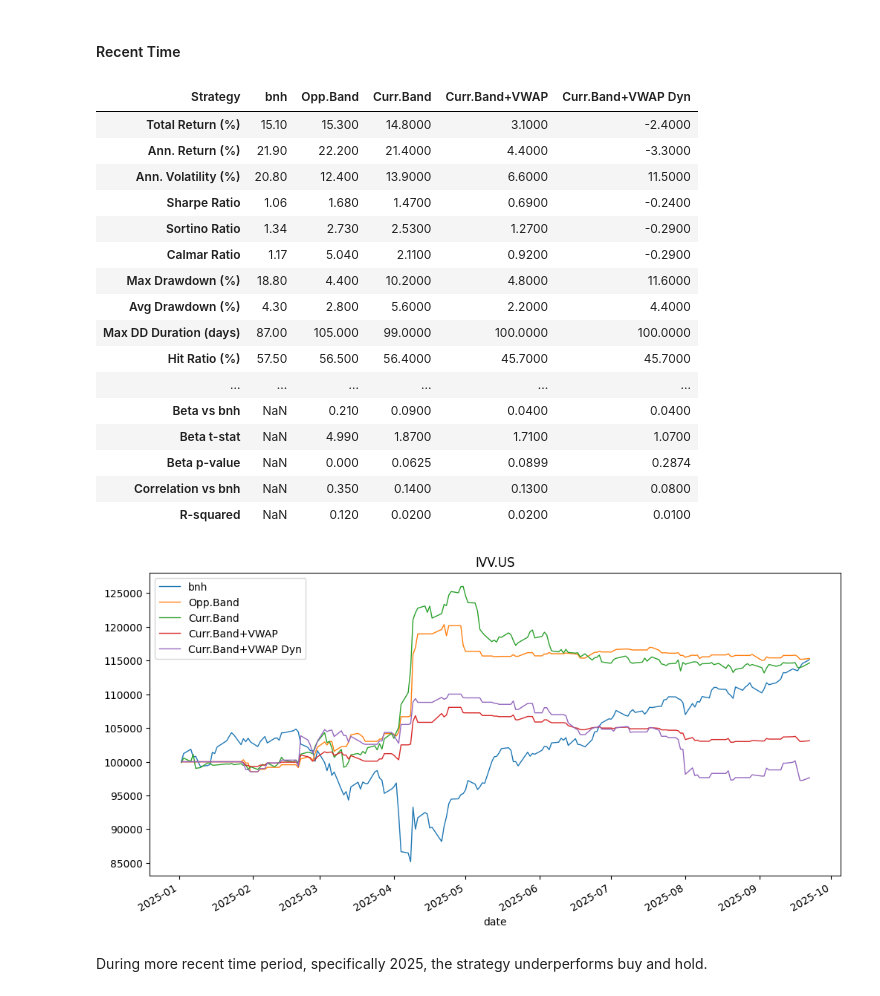
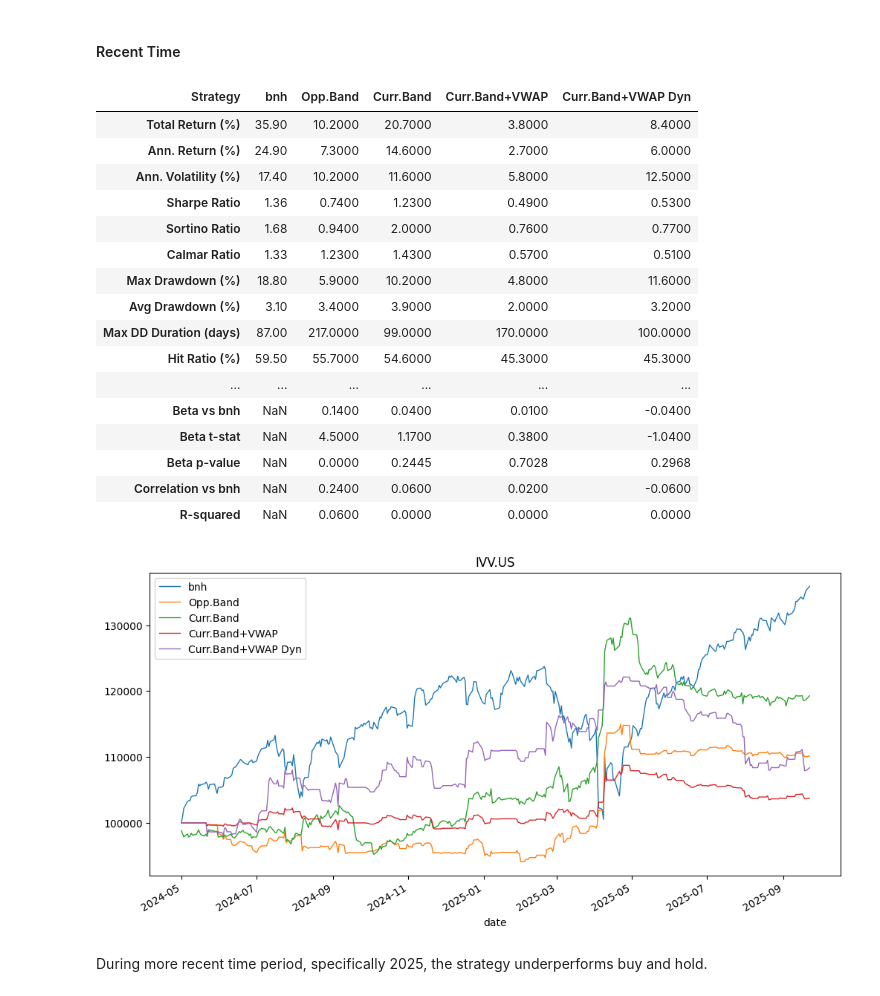
Before and after one commit to erevtsov/cfrm, a Jupyter notebook: notebooks/522/report_latest.ipynb, the cells around one changed output. Cells and saved outputs as stored; diff of their text form; code cells hidden in the pictures.

```diff
--- a/notebooks/522/report_latest.ipynb
+++ b/notebooks/522/report_latest.ipynb
@@ -1870,37 +1809,37 @@ The strategy **remains profitable** under realistic assumptions but is **far les
 #### Recent Time
 # %%
 ticker = 'IVV.US'
-start_date = dt.date(2025, 1, 1)
+start_date = dt.date(2024, 5, 1)
 end_date = dt.date(2026, 1, 1)
 
 
 config = StratConfig()
 strategy_list = (MomentumOppBand, SimpleTrendStrategy, MomentumVWAP, MomentumVWAPVolScale)
 
 res, res_details = run_strategy_comparison(ticker=ticker, start_date=start_date, end_date=end_date, config=config, strategies=strategy_list)
 res.plot(linewidth=1, figsize=(12, 6), title=ticker)
 
 stats_df = calc_stats(res)
 stats_df
 # %% [output]
 | Strategy | bnh | Opp.Band | Curr.Band | Curr.Band+VWAP | Curr.Band+VWAP Dyn |
-| Total Return (%) | 15.10 | 15.300 | 14.8000 | 3.1000 | -2.4000 |
-| Ann. Return (%) | 21.90 | 22.200 | 21.4000 | 4.4000 | -3.3000 |
-| Ann. Volatility (%) | 20.80 | 12.400 | 13.9000 | 6.6000 | 11.5000 |
-| Sharpe Ratio | 1.06 | 1.680 | 1.4700 | 0.6900 | -0.2400 |
-| Sortino Ratio | 1.34 | 2.730 | 2.5300 | 1.2700 | -0.2900 |
-| Calmar Ratio | 1.17 | 5.040 | 2.1100 | 0.9200 | -0.2900 |
-| Max Drawdown (%) | 18.80 | 4.400 | 10.2000 | 4.8000 | 11.6000 |
-| Avg Drawdown (%) | 4.30 | 2.800 | 5.6000 | 2.2000 | 4.4000 |
-| Max DD Duration (days) | 87.00 | 105.000 | 99.0000 | 100.0000 | 100.0000 |
-| Hit Ratio (%) | 57.50 | 56.500 | 56.4000 | 45.7000 | 45.7000 |
+| Total Return (%) | 35.90 | 10.2000 | 20.7000 | 3.8000 | 8.4000 |
+| Ann. Return (%) | 24.90 | 7.3000 | 14.6000 | 2.7000 | 6.0000 |
+| Ann. Volatility (%) | 17.40 | 10.2000 | 11.6000 | 5.8000 | 12.5000 |
+| Sharpe Ratio | 1.36 | 0.7400 | 1.2300 | 0.4900 | 0.5300 |
+| Sortino Ratio | 1.68 | 0.9400 | 2.0000 | 0.7600 | 0.7700 |
+| Calmar Ratio | 1.33 | 1.2300 | 1.4300 | 0.5700 | 0.5100 |
+| Max Drawdown (%) | 18.80 | 5.9000 | 10.2000 | 4.8000 | 11.6000 |
+| Avg Drawdown (%) | 3.10 | 3.4000 | 3.9000 | 2.0000 | 3.2000 |
+| Max DD Duration (days) | 87.00 | 217.0000 | 99.0000 | 170.0000 | 100.0000 |
+| Hit Ratio (%) | 59.50 | 55.7000 | 54.6000 | 45.3000 | 45.3000 |
 | ... | ... | ... | ... | ... | ... |
-| Beta vs bnh | NaN | 0.210 | 0.0900 | 0.0400 | 0.0400 |
-| Beta t-stat | NaN | 4.990 | 1.8700 | 1.7100 | 1.0700 |
-| Beta p-value | NaN | 0.000 | 0.0625 | 0.0899 | 0.2874 |
-| Correlation vs bnh | NaN | 0.350 | 0.1400 | 0.1300 | 0.0800 |
-| R-squared | NaN | 0.120 | 0.0200 | 0.0200 | 0.0100 |
+| Beta vs bnh | NaN | 0.1400 | 0.0400 | 0.0100 | -0.0400 |
+| Beta t-stat | NaN | 4.5000 | 1.1700 | 0.3800 | -1.0400 |
+| Beta p-value | NaN | 0.0000 | 0.2445 | 0.7028 | 0.2968 |
+| Correlation vs bnh | NaN | 0.2400 | 0.0600 | 0.0200 | -0.0600 |
+| R-squared | NaN | 0.0600 | 0.0000 | 0.0000 | 0.0000 |
-[figure, old version]
+[figure, new version]
 # %% [markdown]
 During more recent time period, specifically 2025, the strategy underperforms buy and hold.
 # %% [markdown]
```
Also changed, not shown: parts of 20 cells of this notebook, 9 other files.
